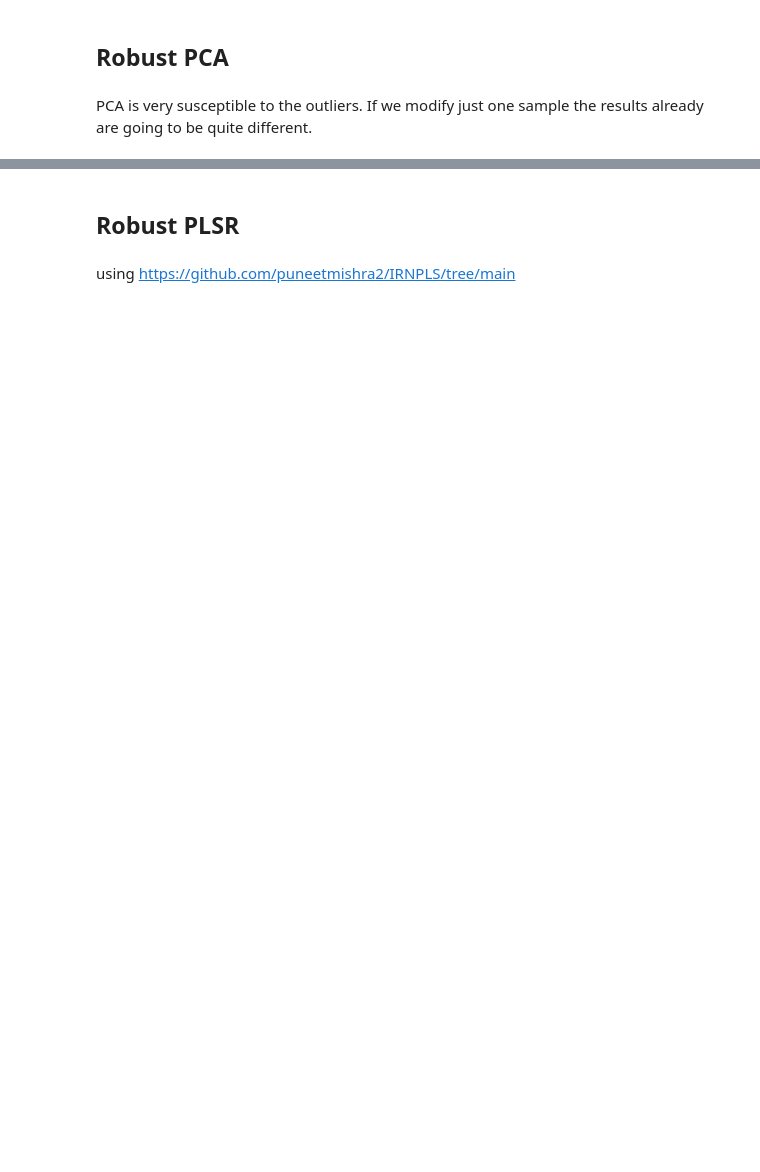
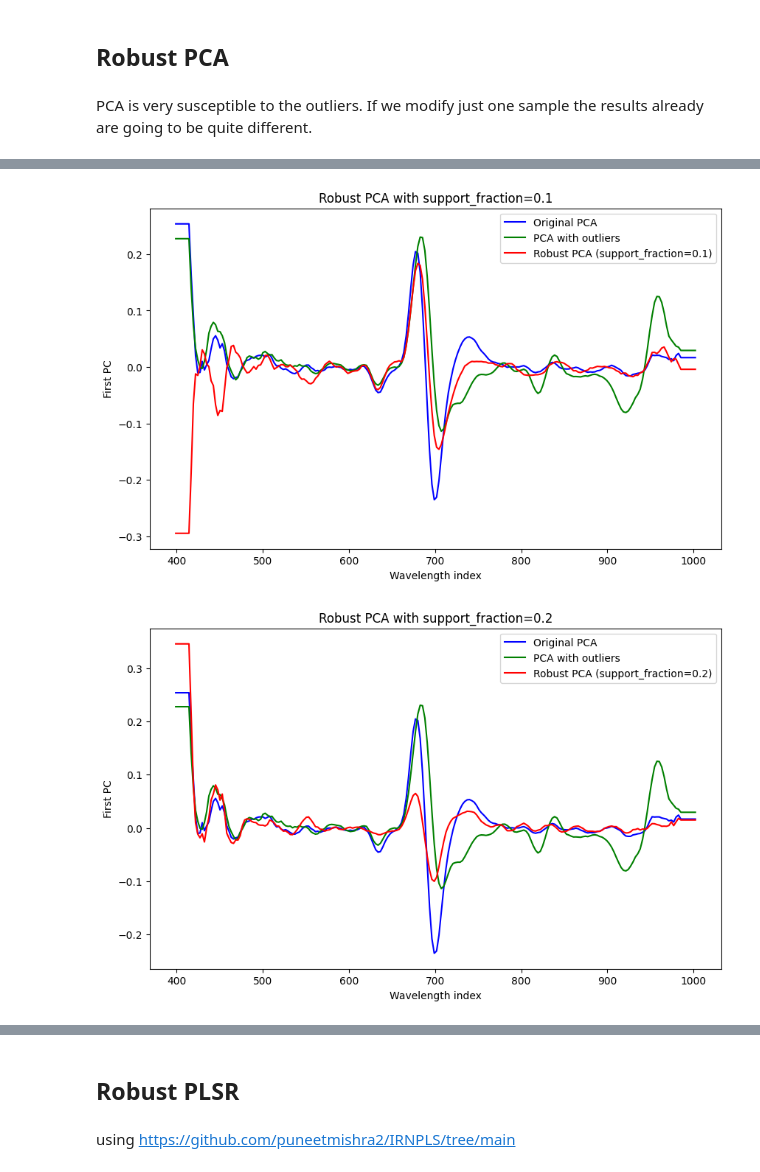
Before and after one commit to LizaGenke/Chemometric-approaches-to-hyperspectral-processing, a Jupyter notebook: robust_analysis.ipynb, the cells around one changed output, grey strips where cells are left out. Drawn from its saved outputs; the diff is of its cells as text; code cells hidden in the pictures; blank space fills up the shorter version.

```diff
--- a/robust_analysis.ipynb
+++ b/robust_analysis.ipynb
@@ -55,0 +74,28 @@ If we use robust way of estimating covariance (for example using `LedoitWolf` es
+# %%
+from sklearn.covariance import MinCovDet
+
+for support_fraction_10 in range(1,10):
+    support_fraction = support_fraction_10/10
+    robust_cov = MinCovDet(support_fraction=support_fraction, random_state=1).fit(X_copy)
+    V_robust = robust_cov.covariance_
+
+    values_robust, vectors_robust = np.linalg.eig(V_robust)
+    sorted_values_robust = np.argsort(values_robust)[::-1]
+    sorted_vectors_robust = vectors_robust[:, sorted_values_robust]
+
+    first_pc_robust = sorted_vectors_robust[:, 0]
+    first_pc_robust /= np.linalg.norm(first_pc_robust)
+    first_pc_robust *= -1  # Adjust the sign if necessary
+
+    plt.figure(figsize=(10, 6))
+    plt.plot(wl, pipe1["pca"].components_[0], 'b', label="Original PCA")
+    plt.plot(wl, pipe2["pca"].components_[0], 'g', label="PCA with outliers")
+    plt.plot(wl, first_pc_robust, 'r', label=f"Robust PCA (support_fraction={support_fraction})")
+    plt.ylabel("First PC")
+    plt.xlabel("Wavelength index")
+    plt.legend()
+    plt.title(f"Robust PCA with support_fraction={support_fraction}")
+    plt.show()
+# %% [output]
+[figure, added]
+[figure, added]
```
Also changed, not shown: parts of 24 cells of this notebook, 4 other files.
